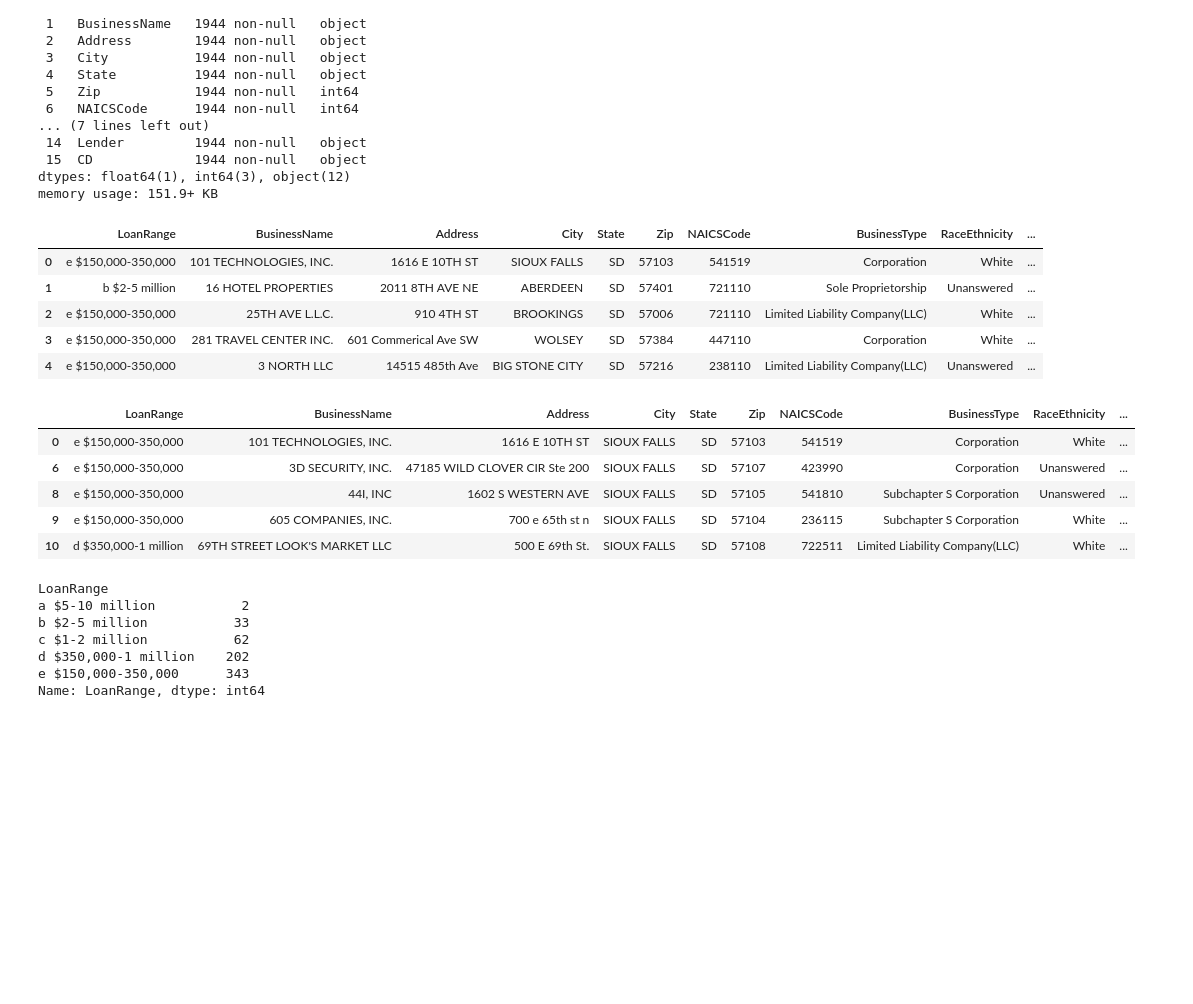
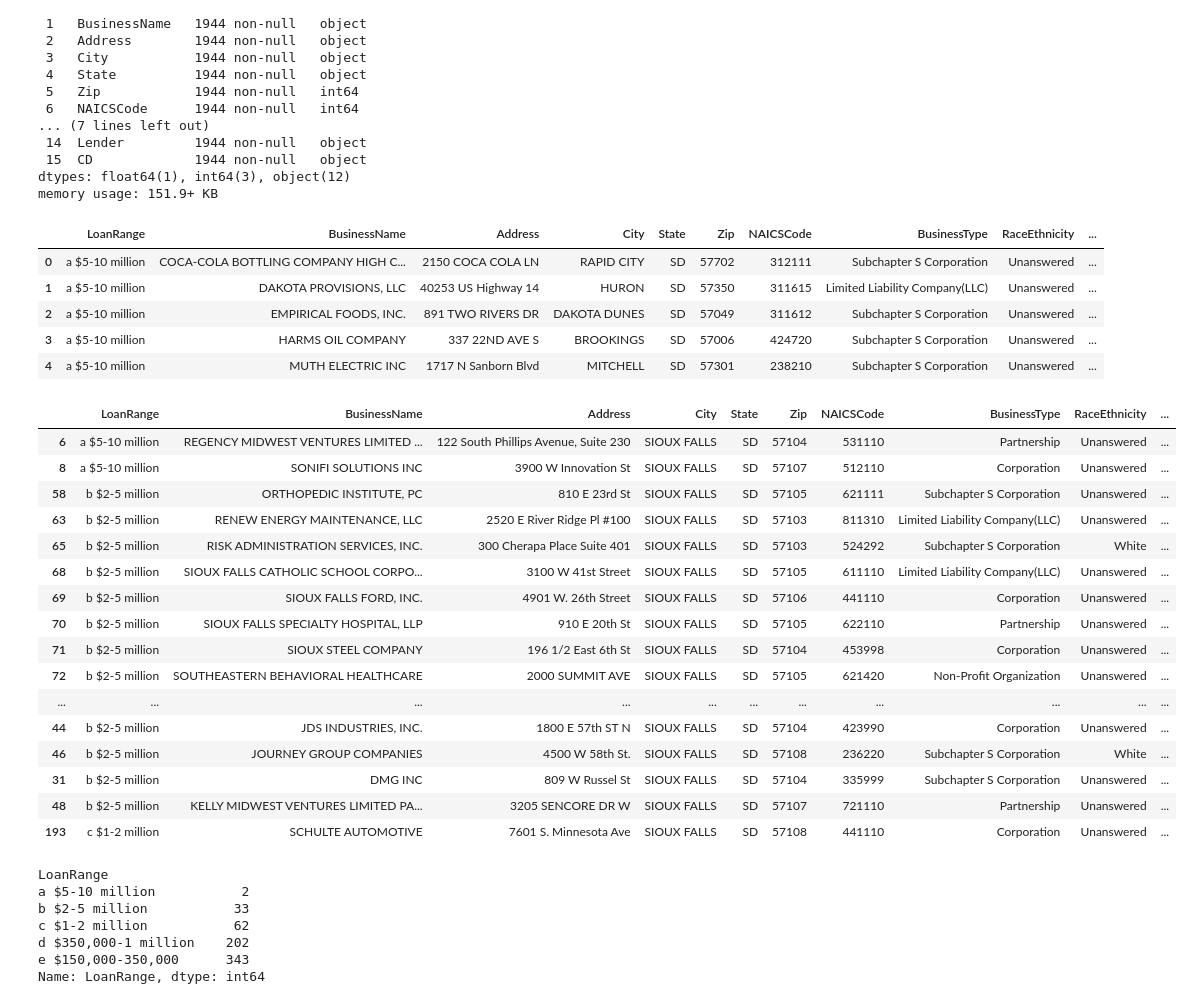
Before and after one commit to ande8126/sf-data-misc, a Jupyter notebook: sd_ppp_loan_data.ipynb, the cells around one changed output. Saved outputs shown, nothing was run; the diff lists cells and outputs as text; code cells hidden in the pictures; blank space fills up the shorter version.

```diff
--- a/sd_ppp_loan_data.ipynb
+++ b/sd_ppp_loan_data.ipynb
@@ -1,7 +5,7 @@
 # %%
 import pandas as pd
 # %%
-ppp_loans = pd.read_csv(r"C:\Users\panderson\OneDrive - Gannett Company, Incorporated\Documents\notes_07062020sdppploans.csv")
+ppp_loans = pd.read_csv(r"C:\Users\panderson\OneDrive - Gannett Company, Incorporated\Documents\notes_07072020sdpppdata.csv")
 # %%
 ppp_loans.info()
 # %% [output]
@@ -26,22 +30,33 @@ memory usage: 151.9+ KB
 ppp_loans.head()
 # %% [output]
 |  | LoanRange | BusinessName | Address | City | State | Zip | NAICSCode | BusinessType | RaceEthnicity | ... |
-| 0 | e $150,000-350,000 | 101 TECHNOLOGIES, INC. | 1616 E 10TH ST | SIOUX FALLS | SD | 57103 | 541519 | Corporation | White | ... |
-| 1 | b $2-5 million | 16 HOTEL PROPERTIES | 2011 8TH AVE NE | ABERDEEN | SD | 57401 | 721110 | Sole Proprietorship | Unanswered | ... |
-| 2 | e $150,000-350,000 | 25TH AVE L.L.C. | 910 4TH ST | BROOKINGS | SD | 57006 | 721110 | Limited Liability Company(LLC) | White | ... |
-| 3 | e $150,000-350,000 | 281 TRAVEL CENTER INC. | 601 Commerical Ave SW | WOLSEY | SD | 57384 | 447110 | Corporation | White | ... |
-| 4 | e $150,000-350,000 | 3 NORTH LLC | 14515 485th Ave | BIG STONE CITY | SD | 57216 | 238110 | Limited Liability Company(LLC) | Unanswered | ... |
+| 0 | a $5-10 million | COCA-COLA BOTTLING COMPANY HIGH C... | 2150 COCA COLA LN | RAPID CITY | SD | 57702 | 312111 | Subchapter S Corporation | Unanswered | ... |
+| 1 | a $5-10 million | DAKOTA PROVISIONS, LLC | 40253 US Highway 14 | HURON | SD | 57350 | 311615 | Limited Liability Company(LLC) | Unanswered | ... |
+| 2 | a $5-10 million | EMPIRICAL FOODS, INC. | 891 TWO RIVERS DR | DAKOTA DUNES | SD | 57049 | 311612 | Subchapter S Corporation | Unanswered | ... |
+| 3 | a $5-10 million | HARMS OIL COMPANY | 337 22ND AVE S | BROOKINGS | SD | 57006 | 424720 | Subchapter S Corporation | Unanswered | ... |
+| 4 | a $5-10 million | MUTH ELECTRIC INC | 1717 N Sanborn Blvd | MITCHELL | SD | 57301 | 238210 | Subchapter S Corporation | Unanswered | ... |
 # %%
 sf_ppp = ppp_loans[ppp_loans.City.str.contains('sioux falls', case = False)]
 # %%
-sf_ppp.head()
+sf_ppp.sort_values("LoanRange").head(36)
 # %% [output]
 |  | LoanRange | BusinessName | Address | City | State | Zip | NAICSCode | BusinessType | RaceEthnicity | ... |
-| 0 | e $150,000-350,000 | 101 TECHNOLOGIES, INC. | 1616 E 10TH ST | SIOUX FALLS | SD | 57103 | 541519 | Corporation | White | ... |
-| 6 | e $150,000-350,000 | 3D SECURITY, INC. | 47185 WILD CLOVER CIR Ste 200 | SIOUX FALLS | SD | 57107 | 423990 | Corporation | Unanswered | ... |
-| 8 | e $150,000-350,000 | 44I, INC | 1602 S WESTERN AVE | SIOUX FALLS | SD | 57105 | 541810 | Subchapter S Corporation | Unanswered | ... |
-| 9 | e $150,000-350,000 | 605 COMPANIES, INC. | 700 e 65th st n | SIOUX FALLS | SD | 57104 | 236115 | Subchapter S Corporation | White | ... |
-| 10 | d $350,000-1 million | 69TH STREET LOOK'S MARKET LLC | 500 E 69th St. | SIOUX FALLS | SD | 57108 | 722511 | Limited Liability Company(LLC) | White | ... |
+| 6 | a $5-10 million | REGENCY MIDWEST VENTURES LIMITED ... | 122 South Phillips Avenue, Suite 230 | SIOUX FALLS | SD | 57104 | 531110 | Partnership | Unanswered | ... |
+| 8 | a $5-10 million | SONIFI SOLUTIONS INC | 3900 W Innovation St | SIOUX FALLS | SD | 57107 | 512110 | Corporation | Unanswered | ... |
+| 58 | b $2-5 million | ORTHOPEDIC INSTITUTE, PC | 810 E 23rd St | SIOUX FALLS | SD | 57105 | 621111 | Subchapter S Corporation | Unanswered | ... |
+| 63 | b $2-5 million | RENEW ENERGY MAINTENANCE, LLC | 2520 E River Ridge Pl #100 | SIOUX FALLS | SD | 57103 | 811310 | Limited Liability Company(LLC) | Unanswered | ... |
+| 65 | b $2-5 million | RISK ADMINISTRATION SERVICES, INC. | 300 Cherapa Place Suite 401 | SIOUX FALLS | SD | 57103 | 524292 | Subchapter S Corporation | White | ... |
+| 68 | b $2-5 million | SIOUX FALLS CATHOLIC SCHOOL CORPO... | 3100 W 41st Street | SIOUX FALLS | SD | 57105 | 611110 | Limited Liability Company(LLC) | Unanswered | ... |
+| 69 | b $2-5 million | SIOUX FALLS FORD, INC. | 4901 W. 26th Street | SIOUX FALLS | SD | 57106 | 441110 | Corporation | Unanswered | ... |
+| 70 | b $2-5 million | SIOUX FALLS SPECIALTY HOSPITAL, LLP | 910 E 20th St | SIOUX FALLS | SD | 57105 | 622110 | Partnership | Unanswered | ... |
+| 71 | b $2-5 million | SIOUX STEEL COMPANY | 196 1/2 East 6th St | SIOUX FALLS | SD | 57104 | 453998 | Corporation | Unanswered | ... |
+| 72 | b $2-5 million | SOUTHEASTERN BEHAVIORAL HEALTHCARE | 2000 SUMMIT AVE | SIOUX FALLS | SD | 57105 | 621420 | Non-Profit Organization | Unanswered | ... |
+| ... | ... | ... | ... | ... | ... | ... | ... | ... | ... | ... |
+| 44 | b $2-5 million | JDS INDUSTRIES, INC. | 1800 E 57th ST N | SIOUX FALLS | SD | 57104 | 423990 | Corporation | Unanswered | ... |
+| 46 | b $2-5 million | JOURNEY GROUP COMPANIES | 4500 W 58th St. | SIOUX FALLS | SD | 57108 | 236220 | Subchapter S Corporation | White | ... |
+| 31 | b $2-5 million | DMG INC | 809 W Russel St | SIOUX FALLS | SD | 57104 | 335999 | Subchapter S Corporation | Unanswered | ... |
+| 48 | b $2-5 million | KELLY MIDWEST VENTURES LIMITED PA... | 3205 SENCORE DR W | SIOUX FALLS | SD | 57107 | 721110 | Partnership | Unanswered | ... |
+| 193 | c $1-2 million | SCHULTE AUTOMOTIVE | 7601 S. Minnesota Ave | SIOUX FALLS | SD | 57108 | 441110 | Corporation | Unanswered | ... |
 # %%
 sfloans = sf_ppp.groupby("LoanRange").LoanRange.count()
 # %%
```
Also changed, not shown: parts of 5 cells of this notebook.
